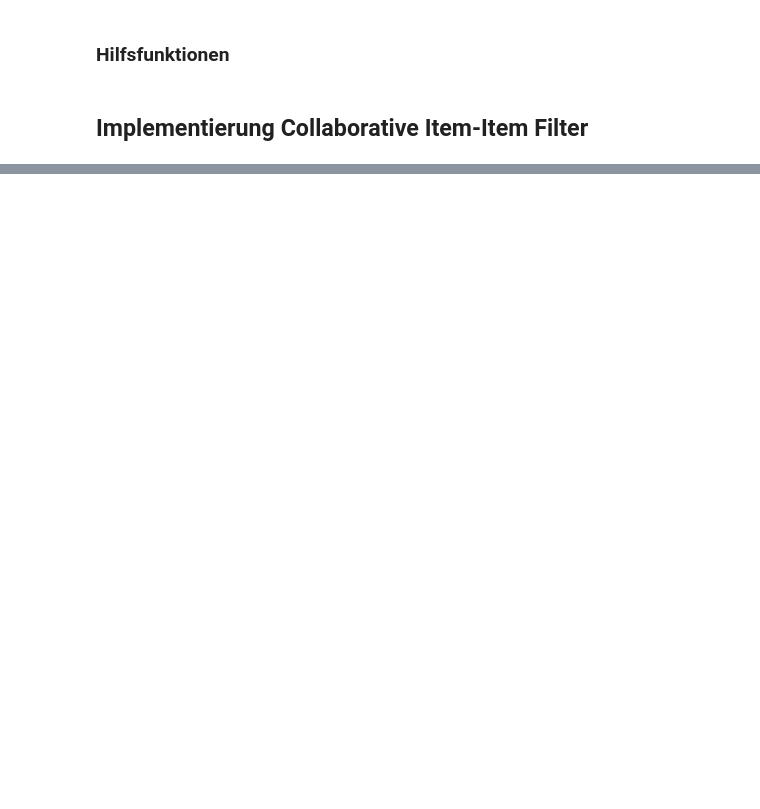
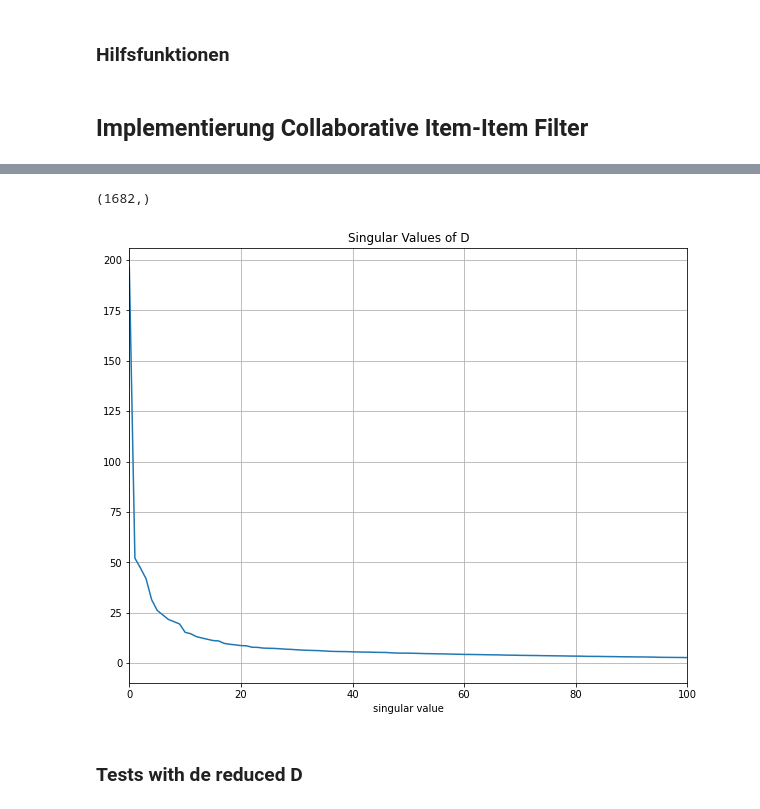
Before and after one commit to mejusmajus/DataScience21, a Jupyter notebook: Block_2/Assignments/UseCase_RecommendationSystems.ipynb, the cells around one changed output, grey strips where cells are left out. Cells and saved outputs as stored; diff of their text form; code cells hidden in the pictures; blank space fills up the shorter version.

```diff
--- a/Block_2/Assignments/UseCase_RecommendationSystems.ipynb
+++ b/Block_2/Assignments/UseCase_RecommendationSystems.ipynb
@@ -361,0 +422,15 @@ np.mean(test_res_manh)
+# %%
+U,S,V =np.linalg.svd(D_train)
+np.shape(S)
+# %% [output]
+(1682,)
+# %%
+fig, sing = plt.subplots()
+sing.plot(S)
+sing.set_xlim([0,100])
+sing.set_xlabel("singular value")
+sing.set_title("Singular Values of D")
+
+sing.grid(True)
+# %% [output]
+[figure, added]
@@ -361,0 +442,2 @@ np.mean(test_res_manh)
+# %% [markdown]
+### Tests with de reduced D
```
Also changed, not shown: parts of 59 cells of this notebook, 1 other file.
